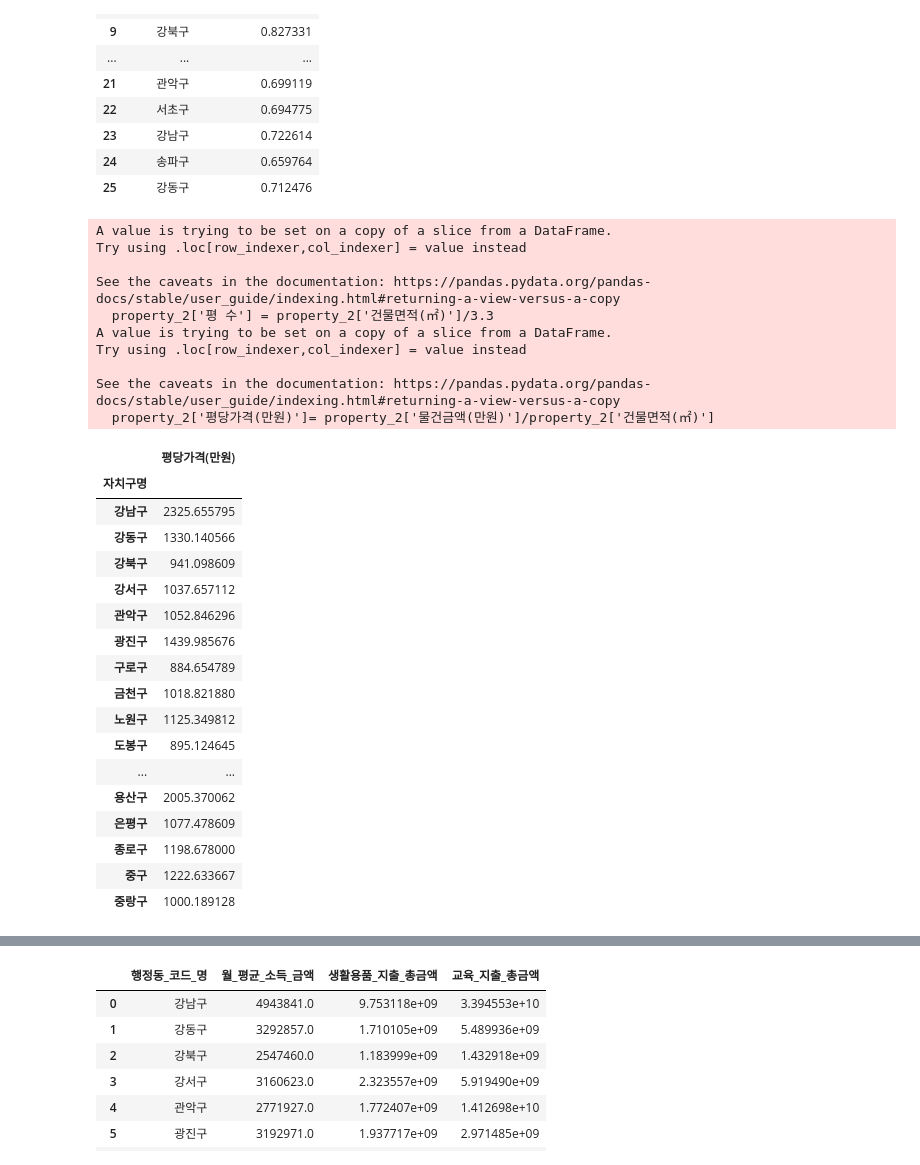
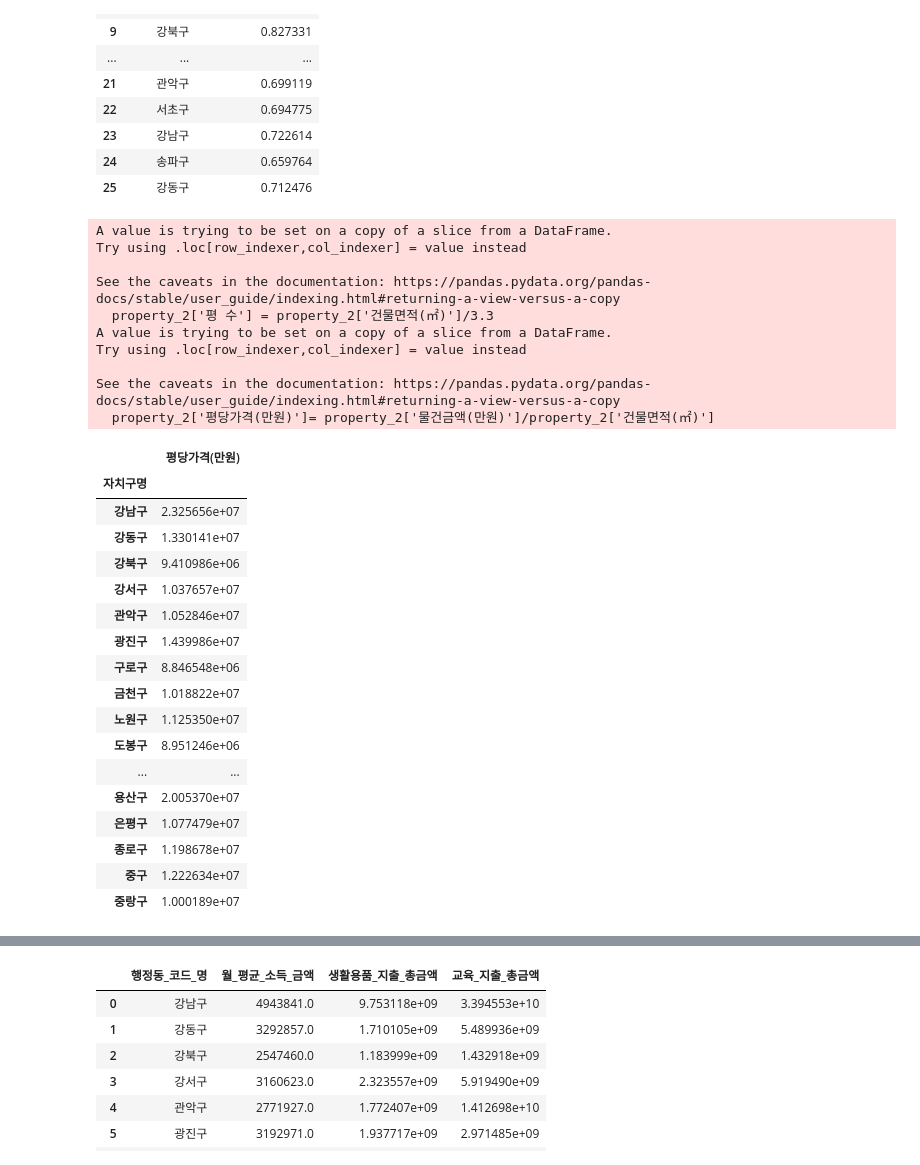
Before and after one commit to team-project-pratice/Seoul_Property_project, a Jupyter notebook: 데이터프레임.ipynb, the cells around one changed output, grey strips where cells are left out. Cells and saved outputs as stored; diff of their text form; code cells hidden in the pictures.

```diff
--- a/데이터프레임.ipynb
+++ b/데이터프레임.ipynb
@@ -41,42 +41,43 @@ See the caveats in the documentation: https://pandas.pydata.org/pandas-docs/stab
 # %%
 property_1 = property[property['건물용도']=='아파트']
 new_col_1 = ['자치구명','물건금액(만원)','건물면적(㎡)']
 property_2 = property_1[new_col_1]
 property_2['평 수'] = property_2['건물면적(㎡)']/3.3
 property_2['평당가격(만원)']= property_2['물건금액(만원)']/property_2['건물면적(㎡)']
 property_3 = property_2.groupby('자치구명').mean()
 result_col_1 = ['평당가격(만원)']
 df_2 =property_3[result_col_1]
-df_2
+df_2_1 = df_2*10000
+df_2_1
 # %% [output]
 A value is trying to be set on a copy of a slice from a DataFrame.
 Try using .loc[row_indexer,col_indexer] = value instead
 
 See the caveats in the documentation: https://pandas.pydata.org/pandas-docs/stable/user_guide/indexing.html#returning-a-view-versus-a-copy
   property_2['평 수'] = property_2['건물면적(㎡)']/3.3
 A value is trying to be set on a copy of a slice from a DataFrame.
 Try using .loc[row_indexer,col_indexer] = value instead
 
 See the caveats in the documentation: https://pandas.pydata.org/pandas-docs/stable/user_guide/indexing.html#returning-a-view-versus-a-copy
   property_2['평당가격(만원)']= property_2['물건금액(만원)']/property_2['건물면적(㎡)']
 |  | 평당가격(만원) |
 | 자치구명 |  |
-| 강남구 | 2325.655795 |
-| 강동구 | 1330.140566 |
-| 강북구 | 941.098609 |
-| 강서구 | 1037.657112 |
-| 관악구 | 1052.846296 |
-| 광진구 | 1439.985676 |
-| 구로구 | 884.654789 |
-| 금천구 | 1018.821880 |
-| 노원구 | 1125.349812 |
-| 도봉구 | 895.124645 |
+| 강남구 | 2.325656e+07 |
+| 강동구 | 1.330141e+07 |
+| 강북구 | 9.410986e+06 |
+| 강서구 | 1.037657e+07 |
+| 관악구 | 1.052846e+07 |
+| 광진구 | 1.439986e+07 |
+| 구로구 | 8.846548e+06 |
+| 금천구 | 1.018822e+07 |
+| 노원구 | 1.125350e+07 |
+| 도봉구 | 8.951246e+06 |
 | ... | ... |
-| 용산구 | 2005.370062 |
-| 은평구 | 1077.478609 |
-| 종로구 | 1198.678000 |
-| 중구 | 1222.633667 |
-| 중랑구 | 1000.189128 |
+| 용산구 | 2.005370e+07 |
+| 은평구 | 1.077479e+07 |
+| 종로구 | 1.198678e+07 |
+| 중구 | 1.222634e+07 |
+| 중랑구 | 1.000189e+07 |
 # %%
 business
 year_mask = business['기준_년분기_코드'].map(lambda v : str(v)[:4] == '2022')
```
Also changed, not shown: parts of 3 cells of this notebook.
